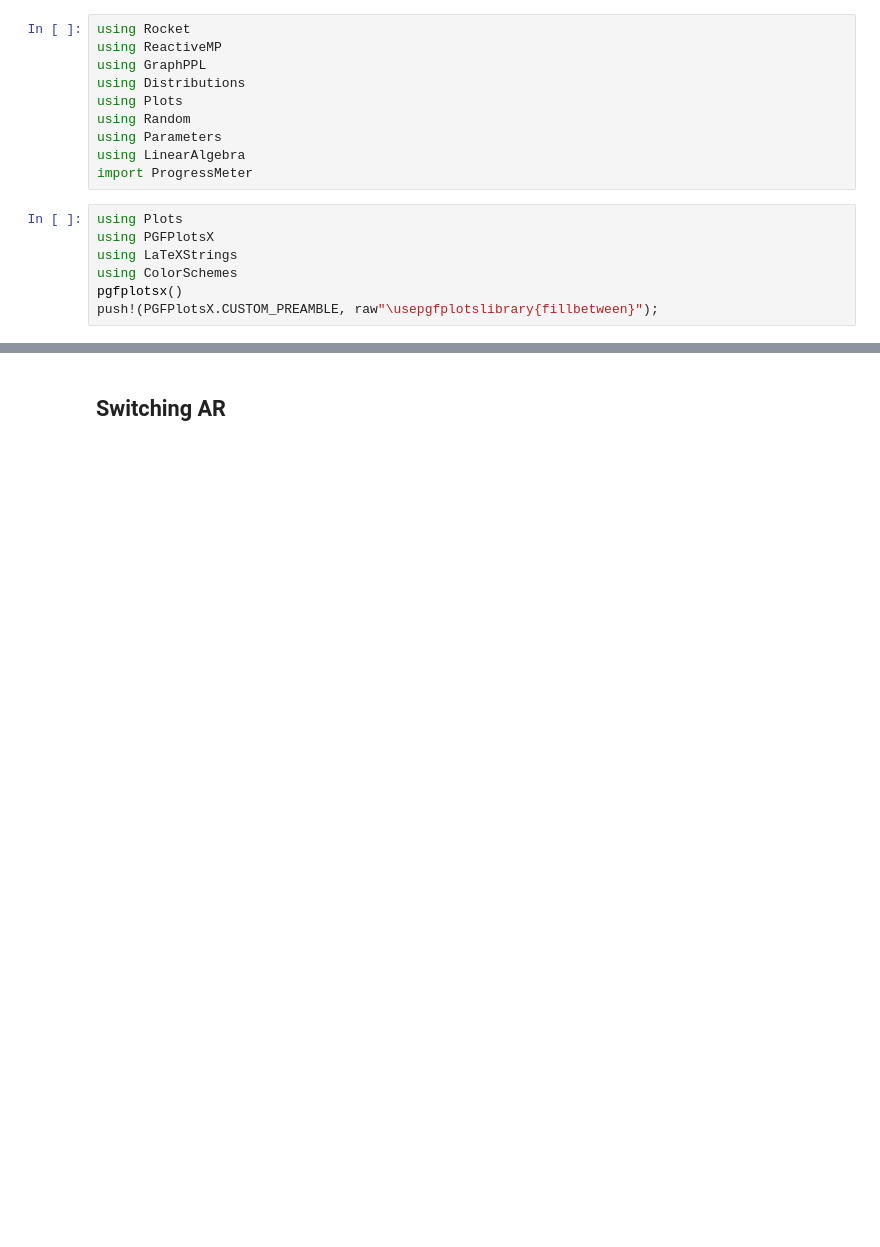
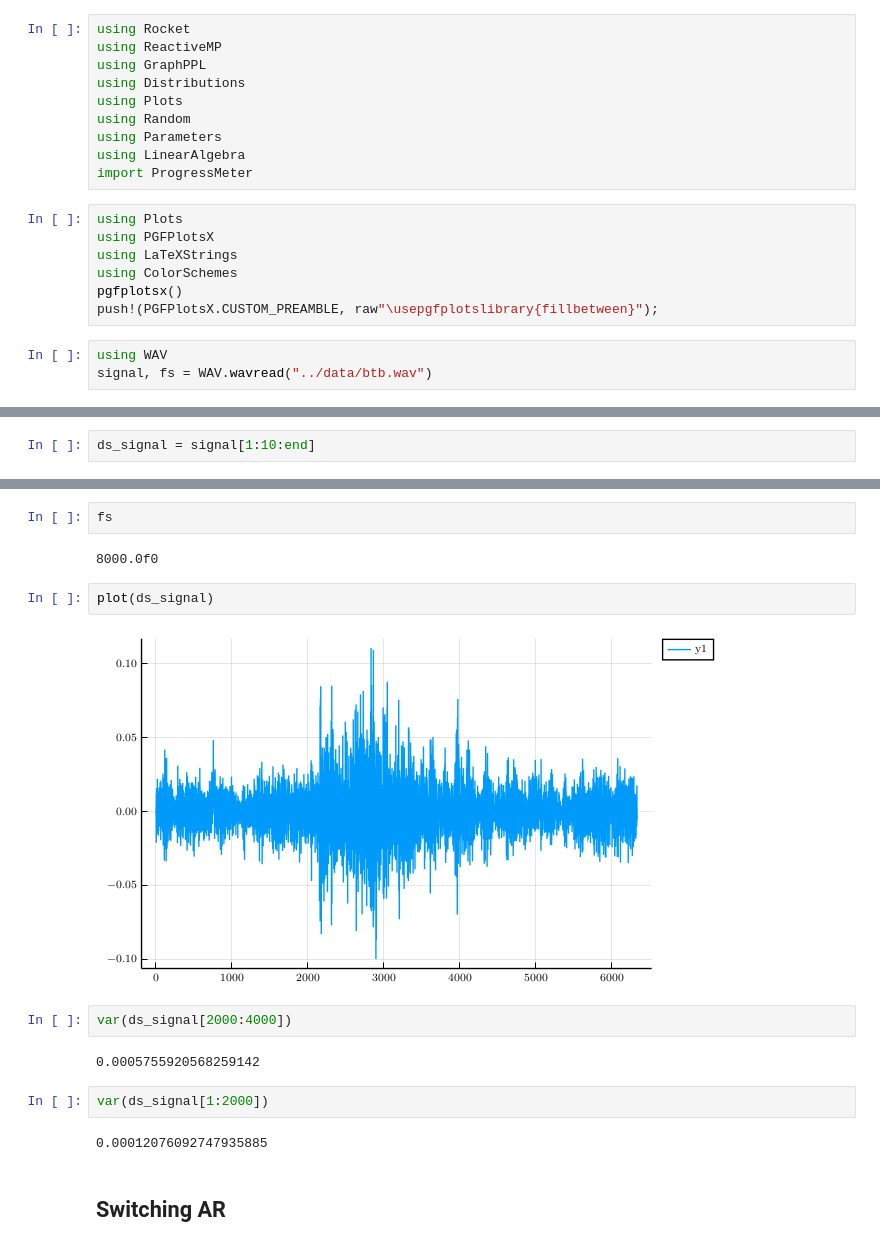
Before and after one commit to biaslab/SwAR, a Jupyter notebook: development/context_inference_full_swar.ipynb, the cells around one changed output, grey strips where cells are left out. Cells and saved outputs as stored; diff of their text form; blank space fills up the shorter version.

```diff
--- a/development/context_inference_full_swar.ipynb
+++ b/development/context_inference_full_swar.ipynb
@@ -18,3 +18,6 @@ using LaTeXStrings
 using ColorSchemes
 pgfplotsx()
 push!(PGFPlotsX.CUSTOM_PREAMBLE, raw"\usepgfplotslibrary{fillbetween}");
+# %%
+using WAV
+signal, fs = WAV.wavread("../data/btb.wav")
@@ -20,0 +26,2 @@ push!(PGFPlotsX.CUSTOM_PREAMBLE, raw"\usepgfplotslibrary{fillbetween}");
+# %%
+ds_signal = signal[1:10:end]
@@ -21,3 +46,19 @@ push!(PGFPlotsX.CUSTOM_PREAMBLE, raw"\usepgfplotslibrary{fillbetween}");
+# %%
+fs
+# %% [output]
+8000.0f0
+# %%
+plot(ds_signal)
+# %% [output]
+[figure, added]
+# %%
+var(ds_signal[2000:4000])
+# %% [output]
+0.0005755920568259142
+# %%
+var(ds_signal[1:2000])
+# %% [output]
+0.00012076092747935885
 # %% [markdown]
 ## Switching AR
 # %% [markdown]
```
Also changed, not shown: parts of 23 cells of this notebook, 9 other files.
